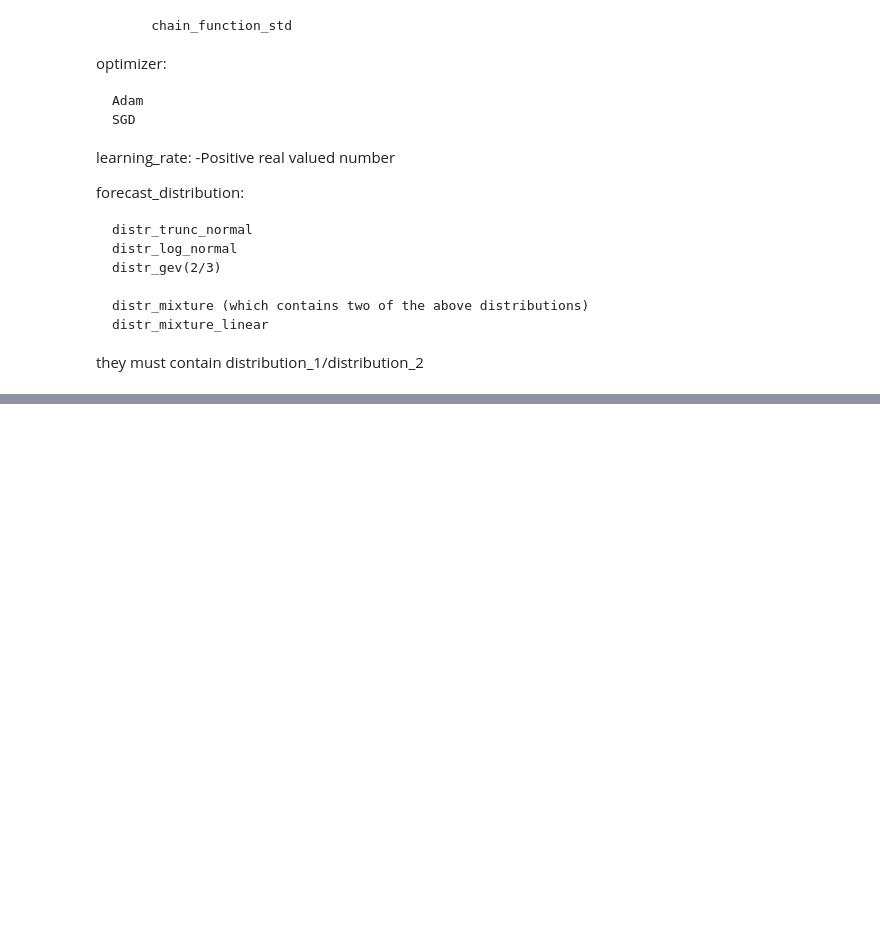
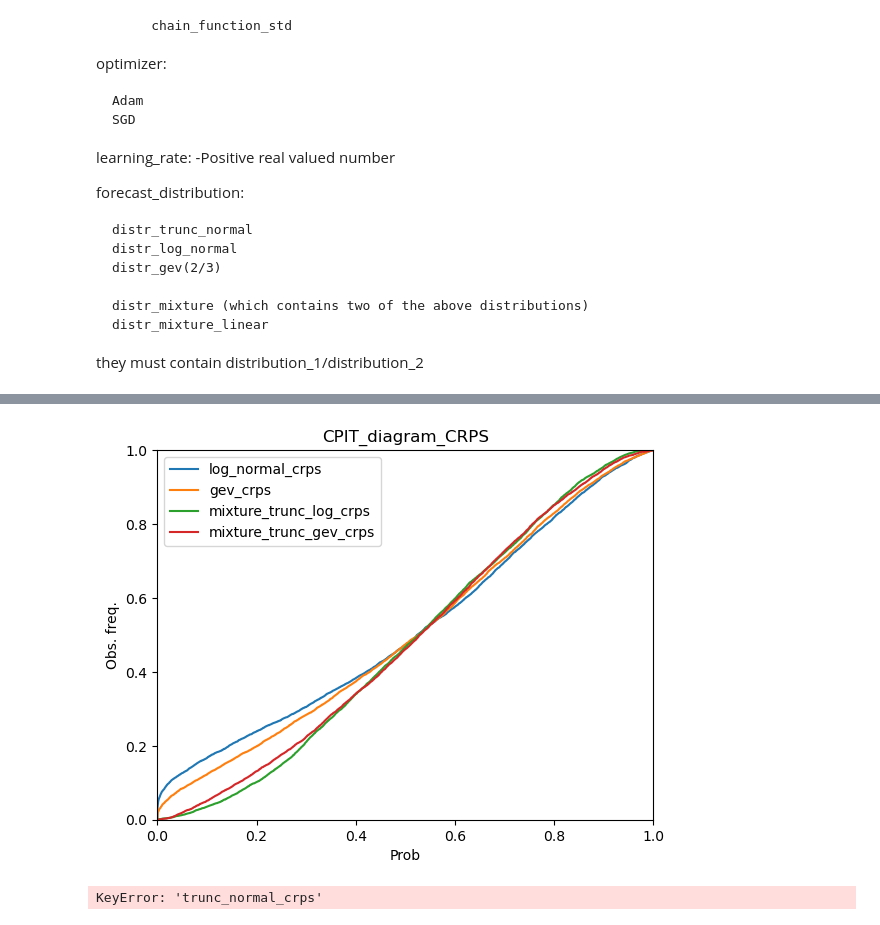
Before and after one commit to SimonHakvoort/thesiscode, a Jupyter notebook: src/visualization/test.ipynb, the cells around one changed output, grey strips where cells are left out. Saved outputs shown, nothing was run; the diff lists cells and outputs as text; code cells hidden in the pictures; blank space fills up the shorter version.

```diff
--- a/src/visualization/test.ipynb
+++ b/src/visualization/test.ipynb
@@ -156,0 +215,11 @@ mixture
+# %%
+threshold = 0
+make_cpit_diagram_emos(models_crps, X_test, y_test, variances_test, "CPIT_diagram_CRPS", threshold)
+# %% [output]
+[figure, added]
+# %%
+base_model = models_crps.pop("trunc_normal_crps")
+values = np.linspace(0, 20, 200)
+brier_skill_plot(base_model, models_crps, X_test, y_test, variances_test, values)
+# %% [output]
+KeyError: 'trunc_normal_crps'
```
Also changed, not shown: parts of 7 cells of this notebook, 3 other files.
